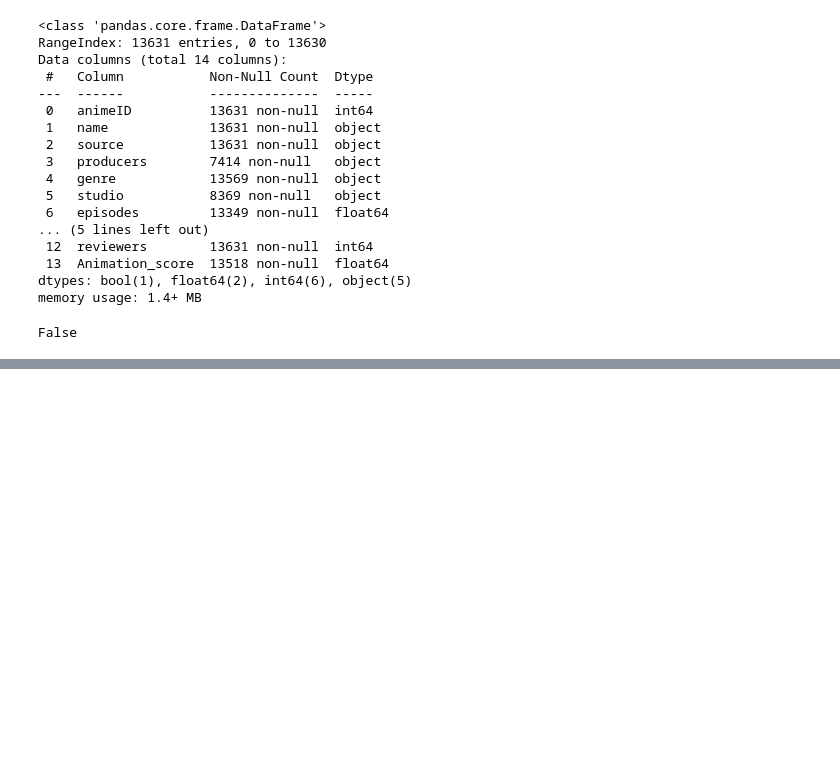
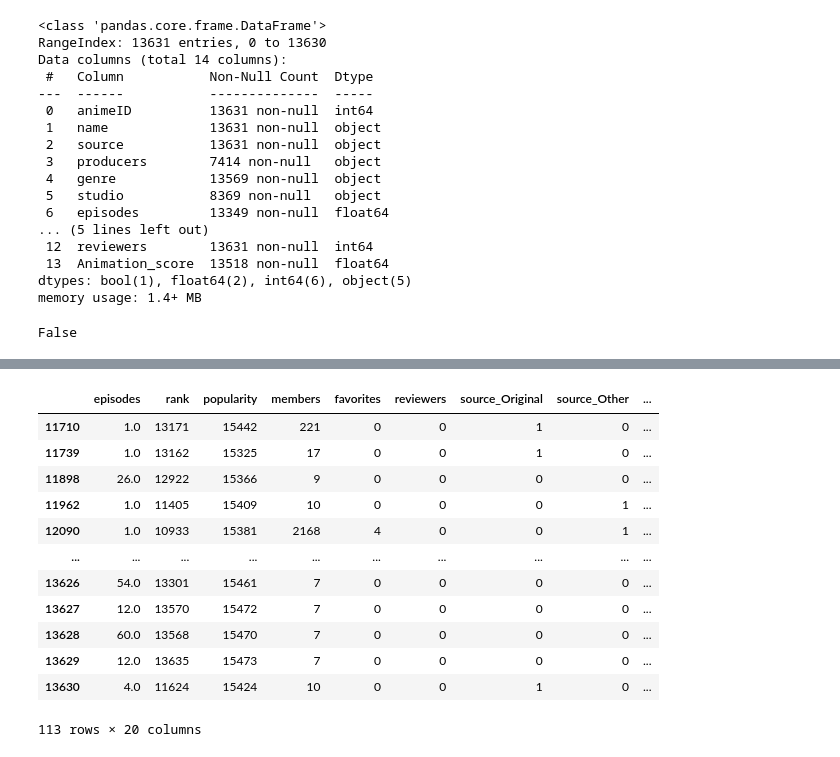
Before and after one commit to eamirhn/Clustering-Animations-using-Machine-Learning-algorithm, a Jupyter notebook: Animation ML.ipynb, the cells around one changed output, grey strips where cells are left out. Drawn from its saved outputs; the diff is of its cells as text; code cells hidden in the pictures; blank space fills up the shorter version.

```diff
--- a/Animation ML.ipynb
+++ b/Animation ML.ipynb
@@ -136,0 +321,20 @@ NameError: name 'null' is not defined
+# %%
+data = one_hot_encode_top(data, 'source',3)
+data = one_hot_encode_top(data, 'producers',4)
+data = one_hot_encode_top(data, 'studio',4)
+data = one_hot_encode_top(data, 'genre',4)
+data
+# %% [output]
+|  | episodes | rank | popularity | members | favorites | reviewers | source_Original | source_Other | ... |
+| 11710 | 1.0 | 13171 | 15442 | 221 | 0 | 0 | 1 | 0 | ... |
+| 11739 | 1.0 | 13162 | 15325 | 17 | 0 | 0 | 1 | 0 | ... |
+| 11898 | 26.0 | 12922 | 15366 | 9 | 0 | 0 | 0 | 0 | ... |
+| 11962 | 1.0 | 11405 | 15409 | 10 | 0 | 0 | 0 | 1 | ... |
+| 12090 | 1.0 | 10933 | 15381 | 2168 | 4 | 0 | 0 | 1 | ... |
+| ... | ... | ... | ... | ... | ... | ... | ... | ... | ... |
+| 13626 | 54.0 | 13301 | 15461 | 7 | 0 | 0 | 0 | 0 | ... |
+| 13627 | 12.0 | 13570 | 15472 | 7 | 0 | 0 | 0 | 0 | ... |
+| 13628 | 60.0 | 13568 | 15470 | 7 | 0 | 0 | 0 | 0 | ... |
+| 13629 | 12.0 | 13635 | 15473 | 7 | 0 | 0 | 0 | 0 | ... |
+| 13630 | 4.0 | 11624 | 15424 | 10 | 0 | 0 | 1 | 0 | ... |
+113 rows × 20 columns
```
Also changed, not shown: parts of 14 cells of this notebook, 1 other file.
